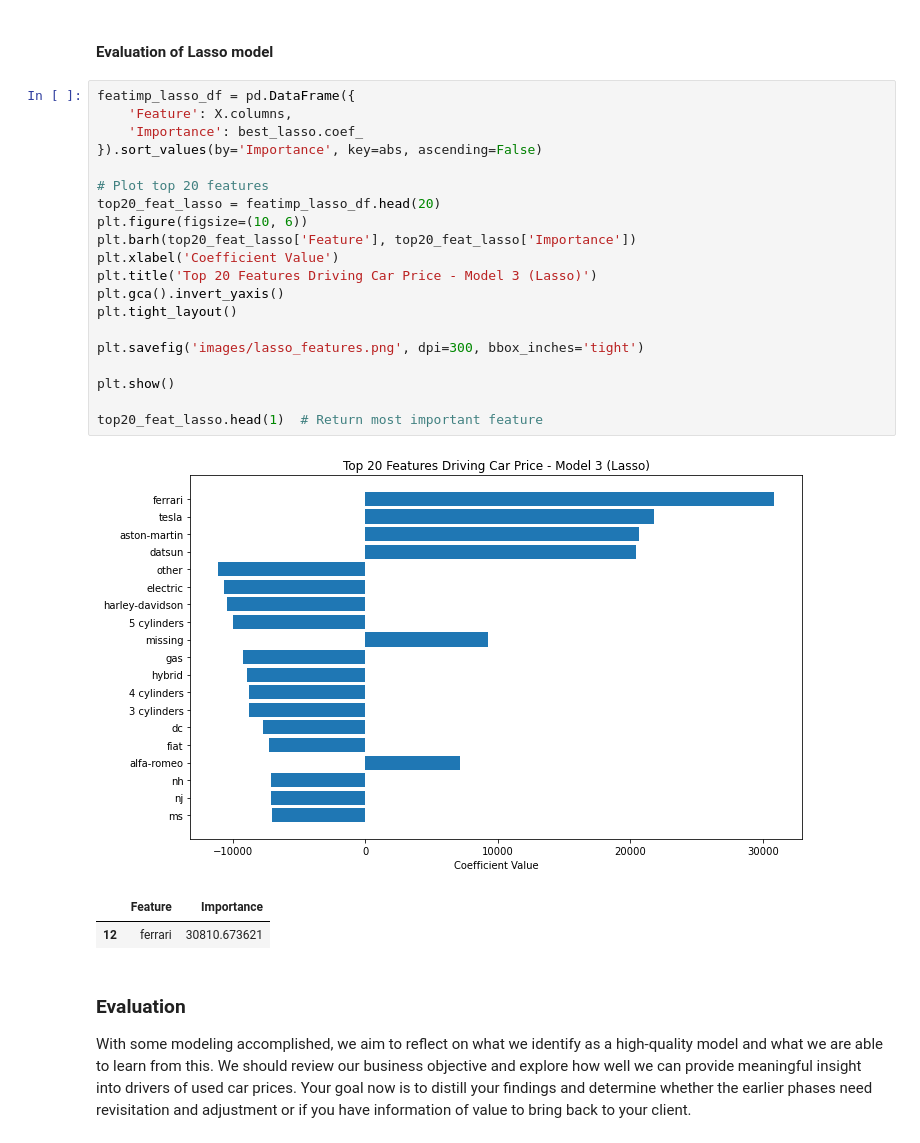
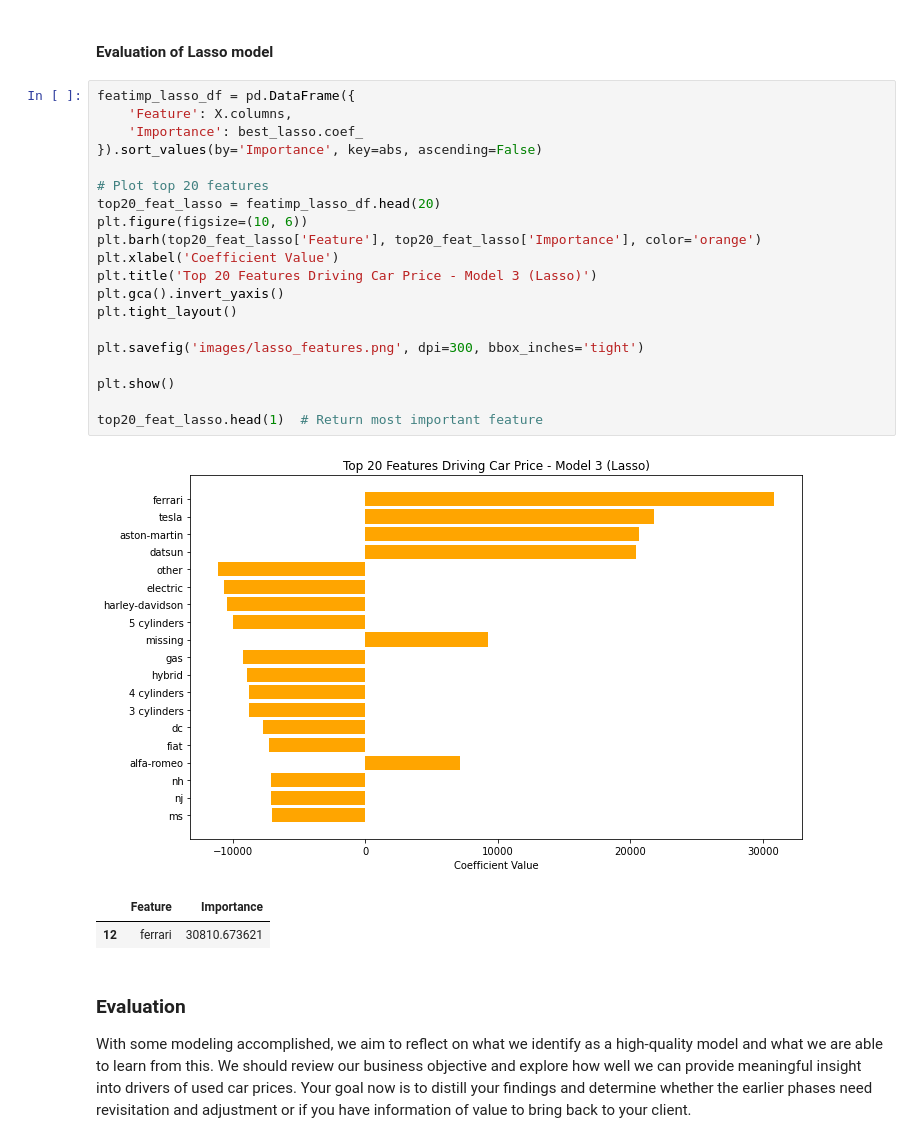
Before and after one commit to kfmatovic716/USED-CAR-PRICING, a Jupyter notebook: pricing_usedcars.ipynb, the cells around one changed output. Cells and saved outputs as stored; diff of their text form.

Commit message:
Updated visualizations

```diff
--- a/pricing_usedcars.ipynb
+++ b/pricing_usedcars.ipynb
@@ -702,25 +707,25 @@ MSE Test: 44931963.9745
 # %%
 featimp_lasso_df = pd.DataFrame({
     'Feature': X.columns,
     'Importance': best_lasso.coef_
 }).sort_values(by='Importance', key=abs, ascending=False)
 
 # Plot top 20 features
 top20_feat_lasso = featimp_lasso_df.head(20)
 plt.figure(figsize=(10, 6))
-plt.barh(top20_feat_lasso['Feature'], top20_feat_lasso['Importance'])
+plt.barh(top20_feat_lasso['Feature'], top20_feat_lasso['Importance'], color='orange')
 plt.xlabel('Coefficient Value')
 plt.title('Top 20 Features Driving Car Price - Model 3 (Lasso)')
 plt.gca().invert_yaxis()
 plt.tight_layout()
 
 plt.savefig('images/lasso_features.png', dpi=300, bbox_inches='tight')
 
 plt.show()
 
 top20_feat_lasso.head(1)  # Return most important feature
 # %% [output]
-[figure, old version]
+[figure, new version]
 |  | Feature | Importance |
 | 12 | ferrari | 30810.673621 |
 # %% [markdown]
```
Also changed, not shown: parts of 14 cells of this notebook, 5 other files.
